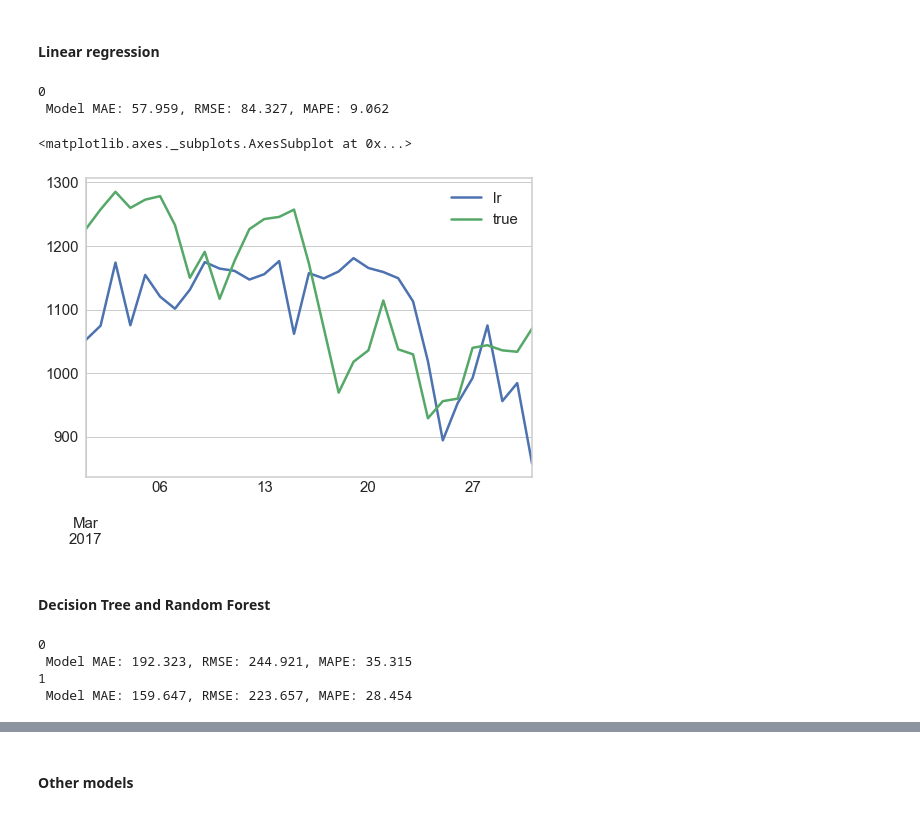
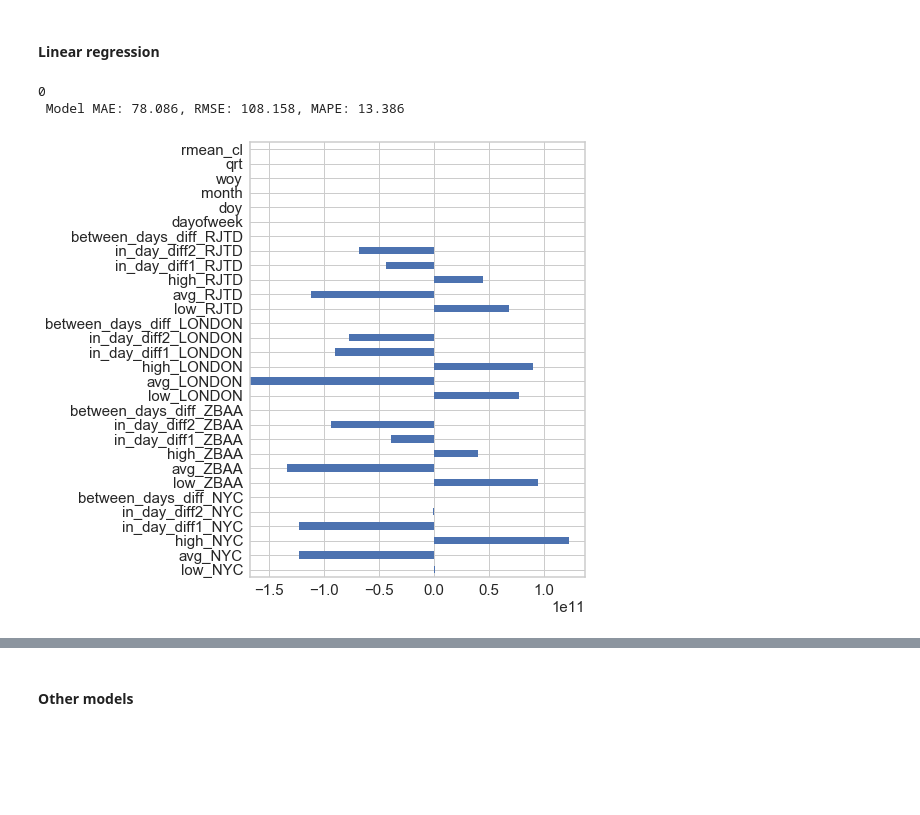
Before and after one commit to RNNCCL/bitcoinPredict-1, a Jupyter notebook: _multivariateAnalysis.ipynb, the cells around one changed output, grey strips where cells are left out. Saved outputs shown, nothing was run; the diff lists cells and outputs as text; code cells hidden in the pictures; blank space fills up the shorter version.

```diff
--- a/_multivariateAnalysis.ipynb
+++ b/_multivariateAnalysis.ipynb
@@ -144,22 +146,12 @@ mape  = lambda x, y: np.abs((y - x) / y).mean()*100
 # %% [markdown]
 #### Preprocessing
 # %%
-df = df2.copy()
+df = df2[['Close']].copy()
+# df = df2[['Close', 'Volume (BTC)']].copy()
 df = df.interpolate(method = 'linear')
 
-df = pd.concat([df, df_presNYC, df_presLONDON, df_presRJTD], axis = 1)
+df = pd.concat([df, df_presNYC, df_presZBAA, df_presLONDON, df_presRJTD], axis = 1)
 df = df.ix['2013-01-01':]
-
-for s in [7, 30, 90, 120]:
-    exec("df{} = df.shift(s)".format(s))
-    exec("df{}.columns = df.columns + '{}'".format(s, s))
-    exec("df{} = df{}.bfill()".format(s, s))
-
-start = '2016-01-01'
-y_train = df[df.index < start].Close
-y_val = df[start:].Close
-
-df = pd.concat([df7, df30, df90, df120], axis = 1)
 
 df['dayofweek'] = df.index.map(lambda x: x.dayofweek)
 df['doy'] = df.index.map(lambda x: x.dayofyear)
@@ -167,5 +159,23 @@ df['month'] = df.index.map(lambda x: x.month)
 df['woy'] = df.index.map(lambda x: x.weekofyear)
 df['qrt'] = df.index.map(lambda x: x.quarter)
 
+# Rolling mean of closing price
+df['rmean_cl'] = df[['Close']].rolling(window = 60).mean()
+df = df.bfill()
+
+# Rolling mean of volume(BTC)
+# df['rmean_vol'] = df[['Volume (BTC)']].rolling(window = 60).mean()
+# df = df.bfill()
+
+start = '2016-01-01'
+y_train = df[df.index < start].Close
+y_val = df[start:].Close
+
 train = df[df.index < start]
 val = df[start:]
+
+del train['Close']
+del val['Close']
+
+# del train['Volume (BTC)']
+# del val['Volume (BTC)']
@@ -190,49 +196,21 @@ val = val[features]
 # %%
 models = [linear_model.LinearRegression()]
 
 results = pd.DataFrame()
 for index, model in enumerate(models):
     model.fit(train, y_train)
     pred = pd.Series(model.predict(val).ravel(), index = val.index)
     print('%s\n Model MAE: %.3f, RMSE: %.3f, MAPE: %.3f' %\
       (index, metrics.mean_absolute_error(y_val, pred),np.sqrt(metrics.mean_squared_error(y_val, pred)), mape(y_val, pred)))
     results = pd.concat((results, pred), axis = 1)
-    # pd.Series(model.coef_, index = train.columns).plot(kind = 'barh', figsize = (12, 12))
+    pd.Series(model.coef_, index = train.columns).plot(kind = 'barh', figsize = (6, 8))
 
 results = pd.concat((results, y_val), axis=1)
 results.columns = ['lr', 'true']
 # %% [output]
 0
- Model MAE: 57.959, RMSE: 84.327, MAPE: 9.062
+ Model MAE: 78.086, RMSE: 108.158, MAPE: 13.386
+[figure, added]
-# %%
-results.ix['2017-03-01':].plot()
-# %% [output]
-<matplotlib.axes._subplots.AxesSubplot at 0x...>
-[figure, removed]
-# %% [markdown]
-#### Decision Tree and Random Forest
-# %%
-models = [DecisionTreeRegressor(max_depth = 35, random_state = 16),\
-          RandomForestRegressor(n_estimators = 34, random_state = 16)]
-
-#fig = plt.figure()
-results = pd.DataFrame()
-for index, model in enumerate(models):
-    model.fit(train, y_train)
-    pred = pd.Series(model.predict(val).ravel(), index = val.index)
-    print('%s\n Model MAE: %.3f, RMSE: %.3f, MAPE: %.3f' %\
-      (index, metrics.mean_absolute_error(y_val, pred),np.sqrt(metrics.mean_squared_error(y_val, pred)), mape(y_val, pred)))
-    results = pd.concat((results, pred), axis = 1)
-    #fig.add_subplot(221+index)
-    #pd.Series(model.feature_importances_, index = train.columns).plot(kind = 'barh')
-
-results = pd.concat((results, y_val), axis=1)
-results.columns = ['dt', 'rf', 'true']
-# %% [output]
-0
- Model MAE: 192.323, RMSE: 244.921, MAPE: 35.315
-1
- Model MAE: 159.647, RMSE: 223.657, MAPE: 28.454
 # %%
 results.ix['2017-01-01':].plot()
 # %% [output]
```
Also changed, not shown: parts of 17 cells of this notebook.
